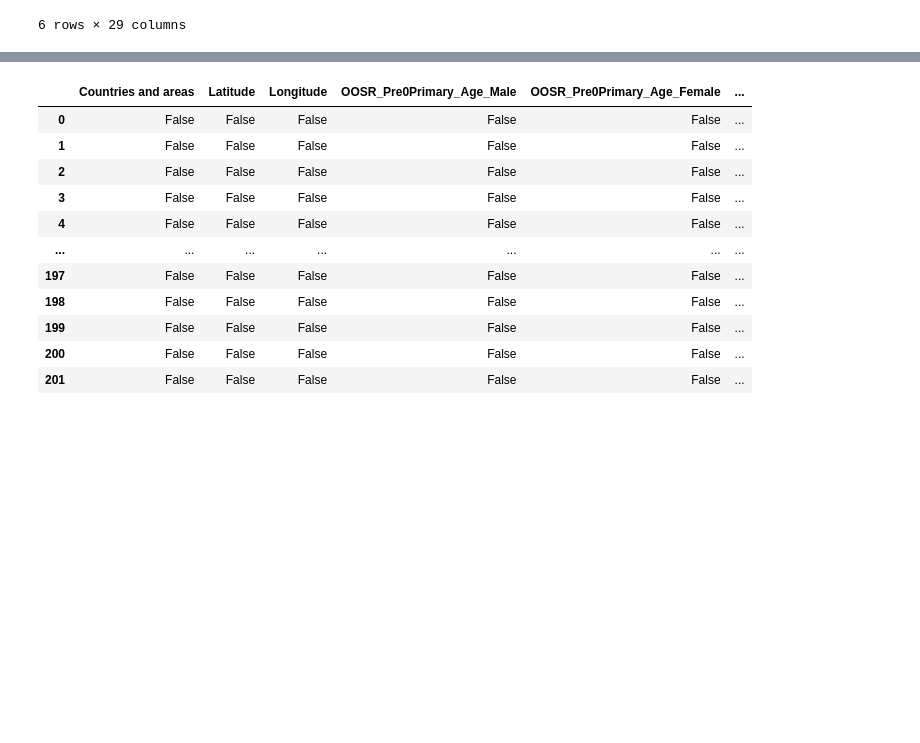
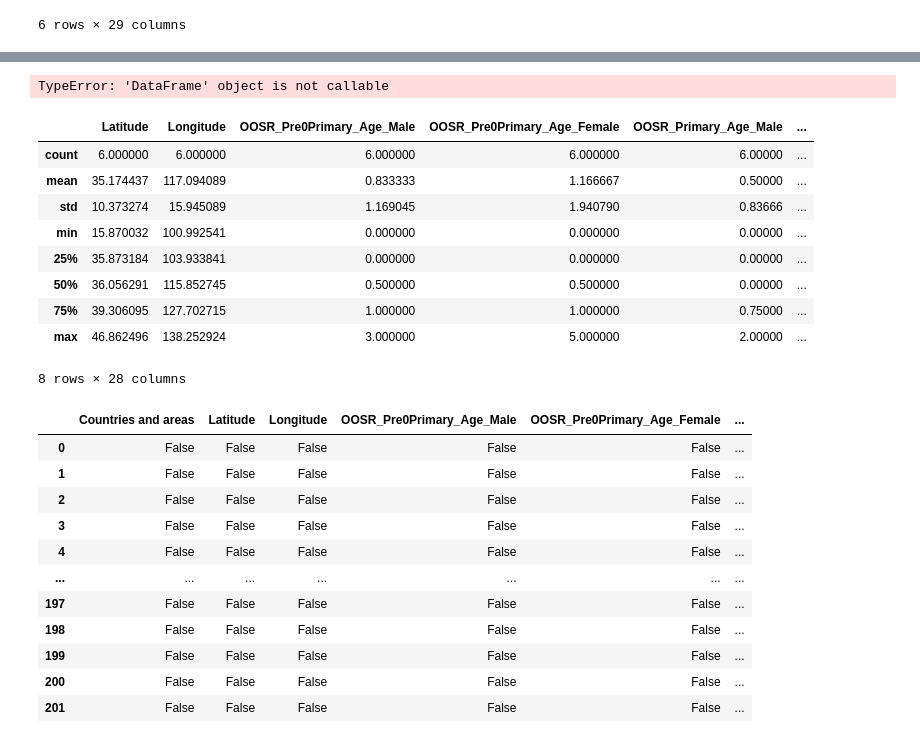
Before and after one commit to Rezoneter/Streamlit_Projec, a Jupyter notebook: data_analyze.ipynb, the cells around one changed output, grey strips where cells are left out. Saved outputs shown, nothing was run; the diff lists cells and outputs as text; code cells hidden in the pictures; blank space fills up the shorter version.

```diff
--- a/data_analyze.ipynb
+++ b/data_analyze.ipynb
@@ -80,3 +74,20 @@ ValueError: could not convert string to float: 'China'
+# %%
+df_corr = east_asia_df(numeric_only = True)
+# %% [output]
+TypeError: 'DataFrame' object is not callable
+# %%
+east_asia_df.describe()
+# %% [output]
+|  | Latitude | Longitude | OOSR_Pre0Primary_Age_Male | OOSR_Pre0Primary_Age_Female | OOSR_Primary_Age_Male | ... |
+| count | 6.000000 | 6.000000 | 6.000000 | 6.000000 | 6.00000 | ... |
+| mean | 35.174437 | 117.094089 | 0.833333 | 1.166667 | 0.50000 | ... |
+| std | 10.373274 | 15.945089 | 1.169045 | 1.940790 | 0.83666 | ... |
+| min | 15.870032 | 100.992541 | 0.000000 | 0.000000 | 0.00000 | ... |
+| 25% | 35.873184 | 103.933841 | 0.000000 | 0.000000 | 0.00000 | ... |
+| 50% | 36.056291 | 115.852745 | 0.500000 | 0.500000 | 0.00000 | ... |
+| 75% | 39.306095 | 127.702715 | 1.000000 | 1.000000 | 0.75000 | ... |
+| max | 46.862496 | 138.252924 | 3.000000 | 5.000000 | 2.00000 | ... |
+8 rows × 28 columns
 # %%
 df.isna()
 # %% [output]
```
Also changed, not shown: parts of 15 cells of this notebook.
